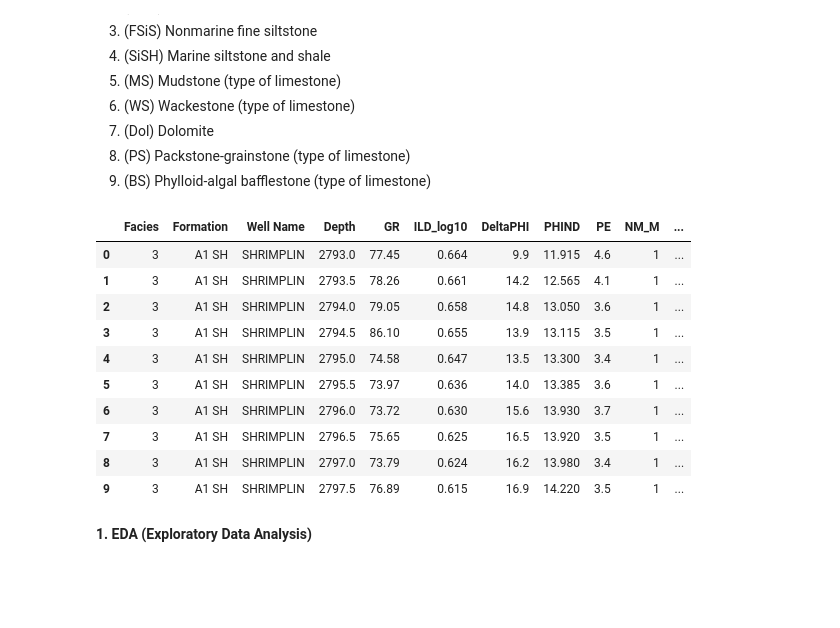
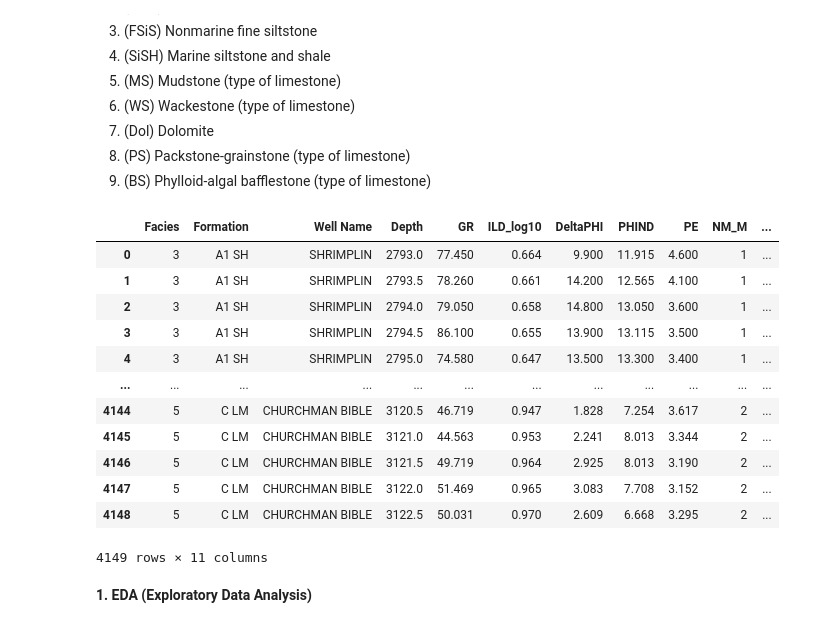
Before and after one commit to sanjuirm/Lithofacies-Classification-Using-Machine-Learning, a Jupyter notebook: Lithofacies.ipynb, the cells around one changed output. Drawn from its saved outputs; the diff is of its cells as text; code cells hidden in the pictures; blank space fills up the shorter version.

```diff
--- a/Lithofacies.ipynb
+++ b/Lithofacies.ipynb
@@ -43,19 +44,21 @@ plt.style.use('ggplot')
 # %%
 # dataframe
 df = pd.read_csv(r'c:\Users\sanju\Desktop\AI-ML in Oil and Gas industry\facies_vectors.csv')
-df.head(10)
+df
 # %% [output]
 |  | Facies | Formation | Well Name | Depth | GR | ILD_log10 | DeltaPHI | PHIND | PE | NM_M | ... |
-| 0 | 3 | A1 SH | SHRIMPLIN | 2793.0 | 77.45 | 0.664 | 9.9 | 11.915 | 4.6 | 1 | ... |
-| 1 | 3 | A1 SH | SHRIMPLIN | 2793.5 | 78.26 | 0.661 | 14.2 | 12.565 | 4.1 | 1 | ... |
-| 2 | 3 | A1 SH | SHRIMPLIN | 2794.0 | 79.05 | 0.658 | 14.8 | 13.050 | 3.6 | 1 | ... |
-| 3 | 3 | A1 SH | SHRIMPLIN | 2794.5 | 86.10 | 0.655 | 13.9 | 13.115 | 3.5 | 1 | ... |
-| 4 | 3 | A1 SH | SHRIMPLIN | 2795.0 | 74.58 | 0.647 | 13.5 | 13.300 | 3.4 | 1 | ... |
-| 5 | 3 | A1 SH | SHRIMPLIN | 2795.5 | 73.97 | 0.636 | 14.0 | 13.385 | 3.6 | 1 | ... |
-| 6 | 3 | A1 SH | SHRIMPLIN | 2796.0 | 73.72 | 0.630 | 15.6 | 13.930 | 3.7 | 1 | ... |
-| 7 | 3 | A1 SH | SHRIMPLIN | 2796.5 | 75.65 | 0.625 | 16.5 | 13.920 | 3.5 | 1 | ... |
-| 8 | 3 | A1 SH | SHRIMPLIN | 2797.0 | 73.79 | 0.624 | 16.2 | 13.980 | 3.4 | 1 | ... |
-| 9 | 3 | A1 SH | SHRIMPLIN | 2797.5 | 76.89 | 0.615 | 16.9 | 14.220 | 3.5 | 1 | ... |
+| 0 | 3 | A1 SH | SHRIMPLIN | 2793.0 | 77.450 | 0.664 | 9.900 | 11.915 | 4.600 | 1 | ... |
+| 1 | 3 | A1 SH | SHRIMPLIN | 2793.5 | 78.260 | 0.661 | 14.200 | 12.565 | 4.100 | 1 | ... |
+| 2 | 3 | A1 SH | SHRIMPLIN | 2794.0 | 79.050 | 0.658 | 14.800 | 13.050 | 3.600 | 1 | ... |
+| 3 | 3 | A1 SH | SHRIMPLIN | 2794.5 | 86.100 | 0.655 | 13.900 | 13.115 | 3.500 | 1 | ... |
+| 4 | 3 | A1 SH | SHRIMPLIN | 2795.0 | 74.580 | 0.647 | 13.500 | 13.300 | 3.400 | 1 | ... |
+| ... | ... | ... | ... | ... | ... | ... | ... | ... | ... | ... | ... |
+| 4144 | 5 | C LM | CHURCHMAN BIBLE | 3120.5 | 46.719 | 0.947 | 1.828 | 7.254 | 3.617 | 2 | ... |
+| 4145 | 5 | C LM | CHURCHMAN BIBLE | 3121.0 | 44.563 | 0.953 | 2.241 | 8.013 | 3.344 | 2 | ... |
+| 4146 | 5 | C LM | CHURCHMAN BIBLE | 3121.5 | 49.719 | 0.964 | 2.925 | 8.013 | 3.190 | 2 | ... |
+| 4147 | 5 | C LM | CHURCHMAN BIBLE | 3122.0 | 51.469 | 0.965 | 3.083 | 7.708 | 3.152 | 2 | ... |
+| 4148 | 5 | C LM | CHURCHMAN BIBLE | 3122.5 | 50.031 | 0.970 | 2.609 | 6.668 | 3.295 | 2 | ... |
+4149 rows × 11 columns
 # %% [markdown]
 **1. EDA (Exploratory Data Analysis)**
 # %% [markdown]
```
Also changed, not shown: parts of 7 cells of this notebook.
